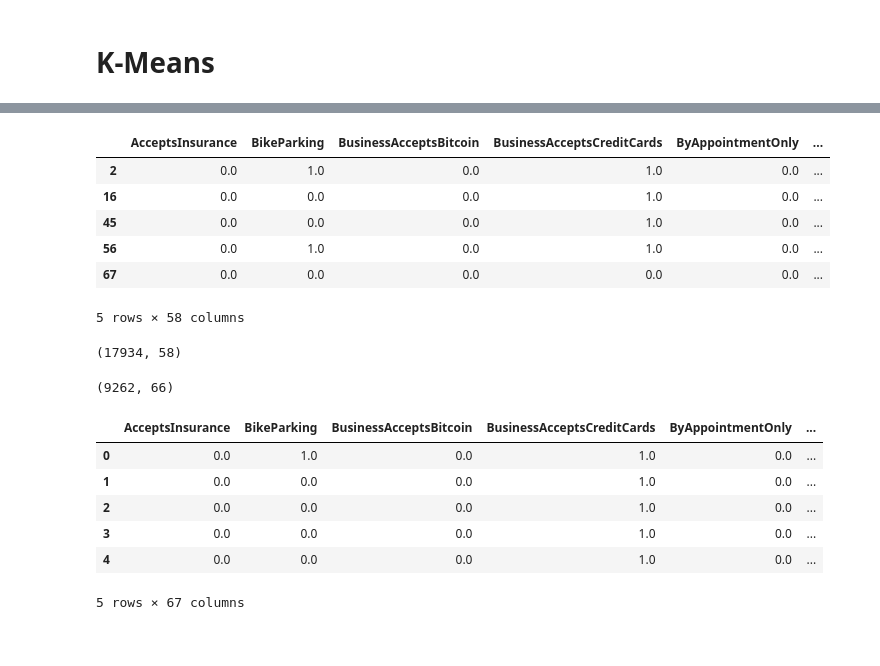
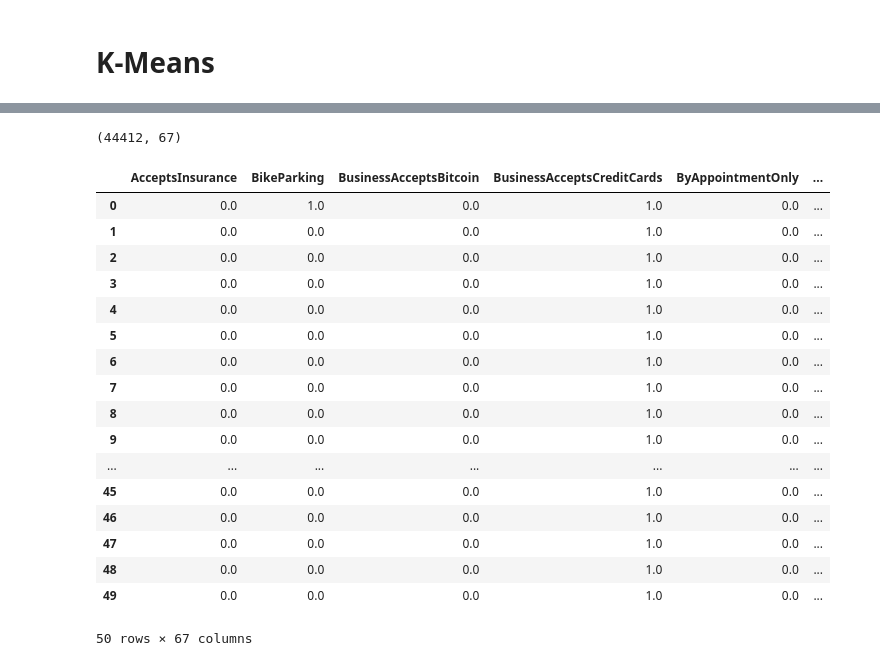
Before and after one commit to AT181903/YelpDatasetAnalysis, a Jupyter notebook: tasks/business_task.ipynb, the cells around one changed output, grey strips where cells are left out. Drawn from its saved outputs; the diff is of its cells as text; code cells hidden in the pictures.

```diff
--- a/tasks/business_task.ipynb
+++ b/tasks/business_task.ipynb
@@ -115,19 +123,6 @@ def score_plot_and_get_best(data_frame, algorithm, number_of_tests):
     return labels.get(best_parameter)
 
 
-def add_new_column(algorithm, df_new_column, initial_data_frame):
-    if algorithm == 'kmeans':
-        df_new_column = pd.DataFrame({'cluster': df_new_column})
-    else:
-        df_new_column = pd.DataFrame({'eps': df_new_column})
-
-    initial_data_frame = pd.concat([initial_data_frame, df_new_column], axis=1)
-
-    initial_data_frame.head(50)
-
-    return initial_data_frame
-
-
 def plot_clusters(algorithm, data_frame, num_row, num_col, fig_width, fig_height):
     if algorithm == 'kmeans':
         c_column = 'cluster'
@@ -159,6 +154,17 @@ def plot_clusters(algorithm, data_frame, num_row, num_col, fig_width, fig_height
             next_column = 0
         else:
             next_column = next_column + 1
+
+
+def add_new_column(algorithm, df_new_column, initial_data_frame):
+    if algorithm == 'kmeans':
+        df_new_column = pd.DataFrame({'cluster': df_new_column})
+    else:
+        df_new_column = pd.DataFrame({'eps': df_new_column})
+
+    # df_new_column.reset_index()
+    # initial_data_frame.reset_index()
+    return pd.concat([initial_data_frame.reset_index(drop=True), df_new_column.reset_index(drop=True)], axis=1)
 # %% [markdown]
 # K-Means
 # %%
@@ -192,31 +188,26 @@ df_business_merged_dropped_kmeans = add_new_column('kmeans', df_cluster_kmeans,
-# %%
-df_business_merged_dropped_kmeans.head(5)
-# %% [output]
-|  | AcceptsInsurance | BikeParking | BusinessAcceptsBitcoin | BusinessAcceptsCreditCards | ByAppointmentOnly | ... |
-| 2 | 0.0 | 1.0 | 0.0 | 1.0 | 0.0 | ... |
-| 16 | 0.0 | 0.0 | 0.0 | 1.0 | 0.0 | ... |
-| 45 | 0.0 | 0.0 | 0.0 | 1.0 | 0.0 | ... |
-| 56 | 0.0 | 1.0 | 0.0 | 1.0 | 0.0 | ... |
-| 67 | 0.0 | 0.0 | 0.0 | 0.0 | 0.0 | ... |
-5 rows × 58 columns
-# %%
-df_business_merged_dropped_kmeans.shape
-# %% [output]
-(17934, 58)
-# %%
-df_business_filtered.shape
-# %% [output]
-(9262, 66)
 # %%
-df_business_filtered_dropped_merged_kmeans = pd.merge(df_business_merged_dropped_kmeans, df_business_filtered)
+df_business_filtered_dropped_merged_kmeans = pd.merge(df_business_merged_dropped_kmeans.reset_index(drop=True), df_business_filtered.reset_index(drop=True))
-# %%
-df_business_filtered_dropped_merged_kmeans.head(5)
-# %% [output]
-|  | AcceptsInsurance | BikeParking | BusinessAcceptsBitcoin | BusinessAcceptsCreditCards | ByAppointmentOnly | ... |
-| 0 | 0.0 | 1.0 | 0.0 | 1.0 | 0.0 | ... |
-| 1 | 0.0 | 0.0 | 0.0 | 1.0 | 0.0 | ... |
-| 2 | 0.0 | 0.0 | 0.0 | 1.0 | 0.0 | ... |
-| 3 | 0.0 | 0.0 | 0.0 | 1.0 | 0.0 | ... |
-| 4 | 0.0 | 0.0 | 0.0 | 1.0 | 0.0 | ... |
-5 rows × 67 columns
+# %%
+print(df_business_filtered_dropped_merged_kmeans.shape)
+df_business_filtered_dropped_merged_kmeans.shape
+# %% [output]
+(44412, 67)
+|  | AcceptsInsurance | BikeParking | BusinessAcceptsBitcoin | BusinessAcceptsCreditCards | ByAppointmentOnly | ... |
+| 0 | 0.0 | 1.0 | 0.0 | 1.0 | 0.0 | ... |
+| 1 | 0.0 | 0.0 | 0.0 | 1.0 | 0.0 | ... |
+| 2 | 0.0 | 0.0 | 0.0 | 1.0 | 0.0 | ... |
+| 3 | 0.0 | 0.0 | 0.0 | 1.0 | 0.0 | ... |
+| 4 | 0.0 | 0.0 | 0.0 | 1.0 | 0.0 | ... |
+| 5 | 0.0 | 0.0 | 0.0 | 1.0 | 0.0 | ... |
+| 6 | 0.0 | 0.0 | 0.0 | 1.0 | 0.0 | ... |
+| 7 | 0.0 | 0.0 | 0.0 | 1.0 | 0.0 | ... |
+| 8 | 0.0 | 0.0 | 0.0 | 1.0 | 0.0 | ... |
+| 9 | 0.0 | 0.0 | 0.0 | 1.0 | 0.0 | ... |
+| ... | ... | ... | ... | ... | ... | ... |
+| 45 | 0.0 | 0.0 | 0.0 | 1.0 | 0.0 | ... |
+| 46 | 0.0 | 0.0 | 0.0 | 1.0 | 0.0 | ... |
+| 47 | 0.0 | 0.0 | 0.0 | 1.0 | 0.0 | ... |
+| 48 | 0.0 | 0.0 | 0.0 | 1.0 | 0.0 | ... |
+| 49 | 0.0 | 0.0 | 0.0 | 1.0 | 0.0 | ... |
+50 rows × 67 columns
 # %%
```
Also changed, not shown: parts of 9 cells of this notebook.
